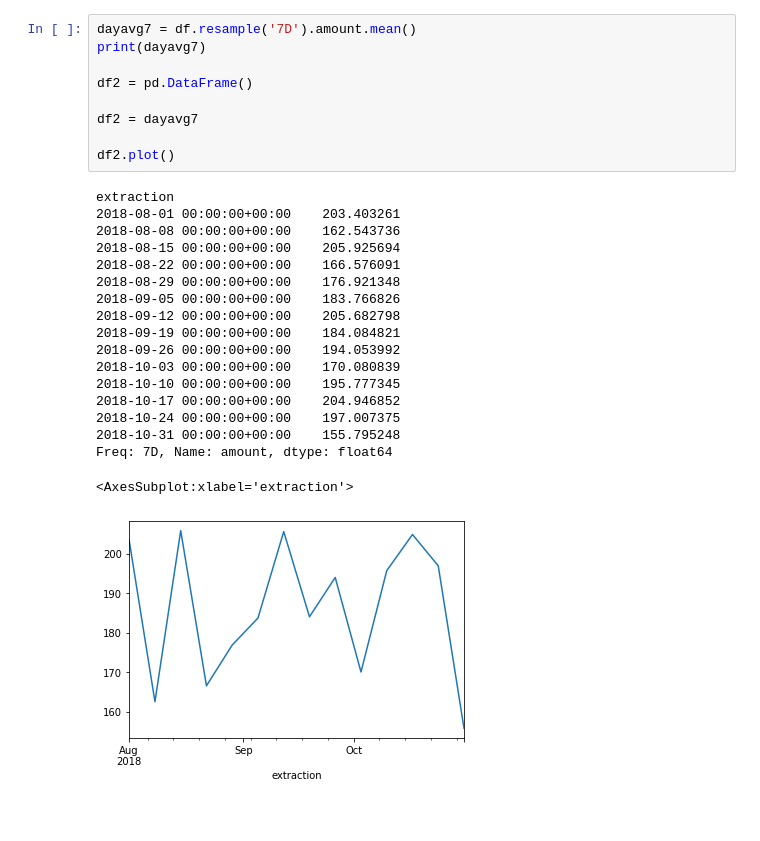
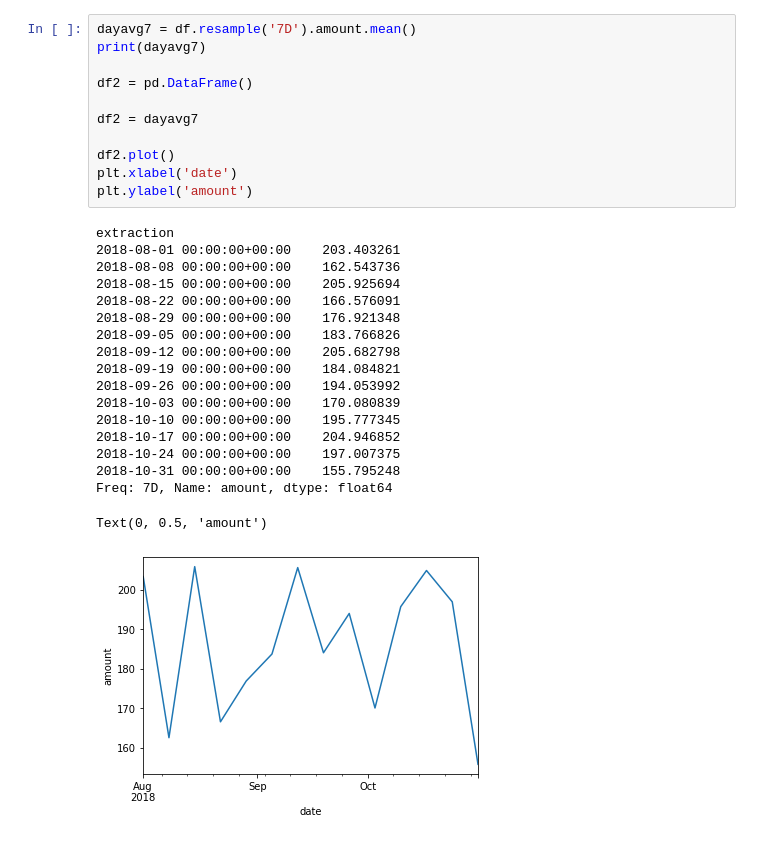
Before and after one commit to andrew-app/ANZDataAnalysis, a Jupyter notebook: test_sort.ipynb, the cells around one changed output. Cells and saved outputs as stored; diff of their text form.

```diff
--- a/test_sort.ipynb
+++ b/test_sort.ipynb
@@ -39,28 +43,30 @@ Freq: 2D, Name: amount, dtype: float64
 # %%
 dayavg7 = df.resample('7D').amount.mean()
 print(dayavg7)
 
 df2 = pd.DataFrame()
 
 df2 = dayavg7
 
 df2.plot()
+plt.xlabel('date')
+plt.ylabel('amount')
 # %% [output]
 extraction
 2018-08-01 00:00:00+00:00    203.403261
 2018-08-08 00:00:00+00:00    162.543736
 2018-08-15 00:00:00+00:00    205.925694
 2018-08-22 00:00:00+00:00    166.576091
 2018-08-29 00:00:00+00:00    176.921348
 2018-09-05 00:00:00+00:00    183.766826
 2018-09-12 00:00:00+00:00    205.682798
 2018-09-19 00:00:00+00:00    184.084821
 2018-09-26 00:00:00+00:00    194.053992
 2018-10-03 00:00:00+00:00    170.080839
 2018-10-10 00:00:00+00:00    195.777345
 2018-10-17 00:00:00+00:00    204.946852
 2018-10-24 00:00:00+00:00    197.007375
 2018-10-31 00:00:00+00:00    155.795248
 Freq: 7D, Name: amount, dtype: float64
-<AxesSubplot:xlabel='extraction'>
+Text(0, 0.5, 'amount')
-[figure, old version]
+[figure, new version]
```
Also changed, not shown: parts of 5 cells of this notebook, 2 other files.
